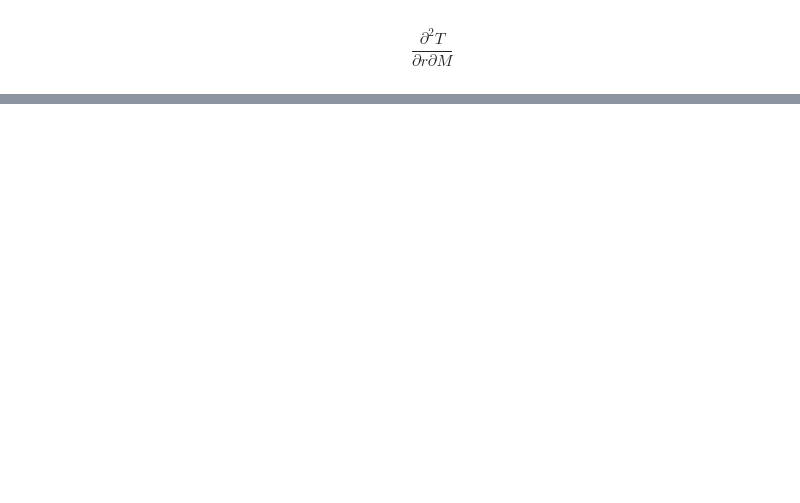
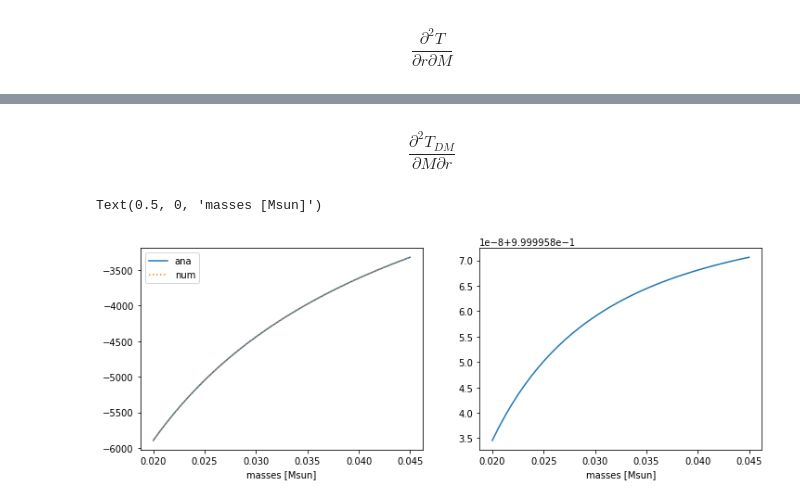
Before and after one commit to mariabenitocst/exoplanets, a Jupyter notebook: jupyter-notebook/checking_dderivatives.ipynb, the cells around one changed output, grey strips where cells are left out. Saved outputs shown, nothing was run; the diff lists cells and outputs as text; code cells hidden in the pictures; blank space fills up the shorter version.

```diff
--- a/jupyter-notebook/checking_dderivatives.ipynb
+++ b/jupyter-notebook/checking_dderivatives.ipynb
@@ -769,0 +753,4 @@ Text(0.5, 0, 'radius [kpc]')
+# %% [markdown]
+\begin{equation}
+\frac{\partial^2 T_{DM}}{\partial M \partial r}
+\end{equation}
@@ -769,0 +796,20 @@ Text(0.5, 0, 'radius [kpc]')
+# %%
+masses = np.linspace(0.02, 0.045, 40)
+r=0.2; f=1.; params=[1., 20., 0.42]; v=100.; A=4.5
+# %%
+dd_num = []
+for M in masses:
+    dd_num.append(derivative(derivativeTDM_wrt_r, M, args=(r, f, params, v), dx=1e-5))
+# %%
+from derivatives import dderivativeTDM_wrt_rM
+
+dd_ana = dderivativeTDM_wrt_rM(r, f, params, masses, v)
+# %%
+fig, ax = plt.subplots(1, 2, figsize=(12, 4))
+ax[0].plot(masses, dd_ana, label="ana")
+ax[0].plot(masses, dd_num, label="num", ls=":"); ax[0].set_xlabel("masses [Msun]"); ax[0].legend()
+dd_ana = np.asarray(dd_ana); dd_num = np.asarray(dd_num)
+ax[1].plot(masses, dd_ana/dd_num); ax[1].set_xlabel("masses [Msun]")
+# %% [output]
+Text(0.5, 0, 'masses [Msun]')
+[figure, added]
```
Also changed, not shown: parts of 29 cells of this notebook, 2 other files.
